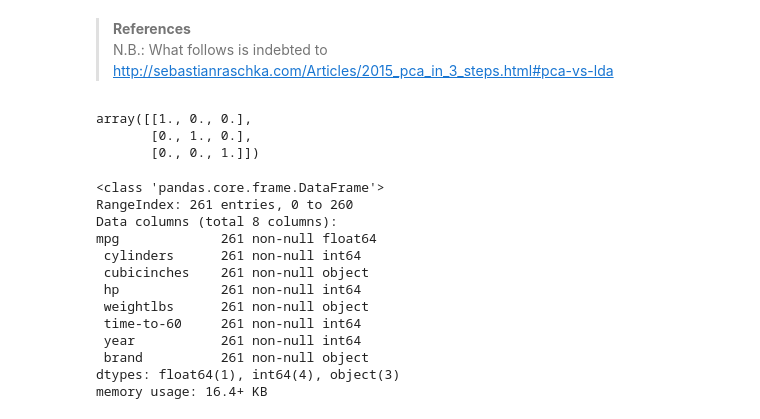
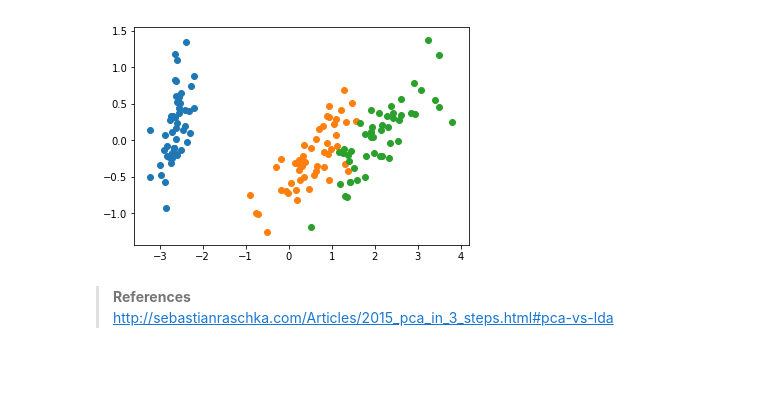
Before and after one commit to jirvingphd/dsc-lp-DIMRED-pca, a Jupyter notebook: PCA-Teacher-Version.ipynb, the cells around one changed output. Saved outputs shown, nothing was run; the diff lists cells and outputs as text; code cells hidden in the pictures; blank space fills up the shorter version.

```diff
--- a/PCA-Teacher-Version.ipynb
+++ b/PCA-Teacher-Version.ipynb
@@ -22,0 +85,4 @@ mat = np.array([[2, 1, 3], [4, 2, 5], [-3, -1, 1]])
+# %%
+X_transformed = pd.DataFrame(X_transformed)
+X_transformed.columns = ['PC{}'.format(i+1) for i in range(len(X_transformed.columns))]
+X_transformed.head()
@@ -22,0 +96,3 @@ mat = np.array([[2, 1, 3], [4, 2, 5], [-3, -1, 1]])
+# %%
+df = pd.concat([df, X_transformed], axis=1)
+df.head()
@@ -23,3 +110,9 @@ mat = np.array([[2, 1, 3], [4, 2, 5], [-3, -1, 1]])
+# %%
+for target in df.Target.unique():
+    temp = df[df.Target == target]
+    plt.scatter(temp['PC1'], temp['PC2'])
+# %% [output]
+[figure, added]
 # %% [markdown]
 > **References**
-N.B.: What follows is indebted to http://sebastianraschka.com/Articles/2015_pca_in_3_steps.html#pca-vs-lda
+http://sebastianraschka.com/Articles/2015_pca_in_3_steps.html#pca-vs-lda
@@ -28,23 +118,0 @@ mat_inv = np.linalg.inv(mat)
-# %%
-mat.dot(mat_inv)
-# %% [output]
-array([[1., 0., 0.],
-       [0., 1., 0.],
-       [0., 0., 1.]])
-# %%
-cars = pd.read_csv('/Users/gdamico/Desktop/cars.csv')
-cars.info()
-# %% [output]
-<class 'pandas.core.frame.DataFrame'>
-RangeIndex: 261 entries, 0 to 260
-Data columns (total 8 columns):
-mpg             261 non-null float64
- cylinders      261 non-null int64
- cubicinches    261 non-null object
- hp             261 non-null int64
- weightlbs      261 non-null object
- time-to-60     261 non-null int64
- year           261 non-null int64
- brand          261 non-null object
-dtypes: float64(1), int64(4), object(3)
-memory usage: 16.4+ KB
```
Also changed, not shown: parts of 29 cells of this notebook.
